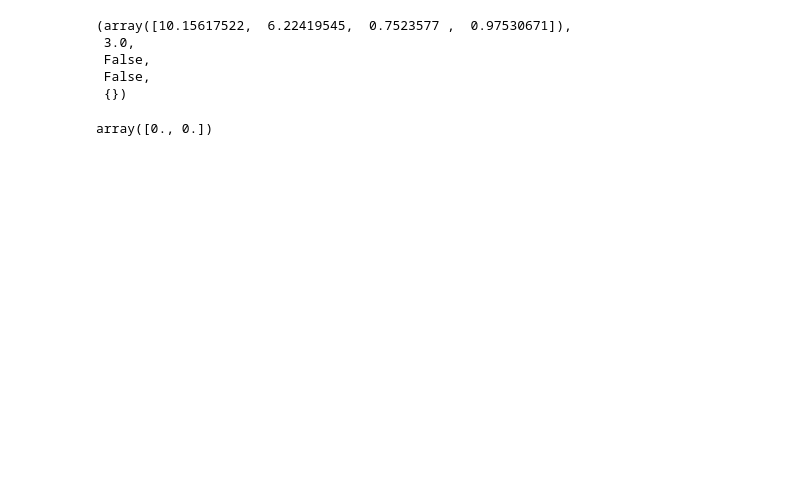
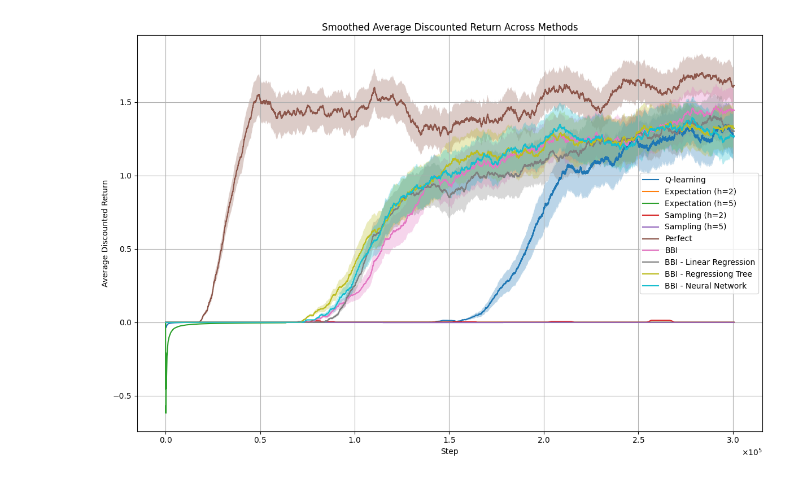
Before and after one commit to cruz-lucas/bbi, a Jupyter notebook: explore.ipynb, the cells around one changed output. Drawn from its saved outputs; the diff is of its cells as text; code cells hidden in the pictures; blank space fills up the shorter version.

Commit message:
feat: generate plots

```diff
--- a/explore.ipynb
+++ b/explore.ipynb
@@ -127,8 +0,0 @@ array([10., 10.,  1.,  1.])
-# %%
-env.step(1)
-# %% [output]
-(array([10.15617522,  6.22419545,  0.7523577 ,  0.97530671]),
- 3.0,
- False,
- False,
- {})
@@ -139,4 +0,0 @@ a = [np.array([0.0, 1.0]), np.array([1.0, 0.0])]
-# %%
-np.min(a, axis=0)
-# %% [output]
-array([0., 0.])
@@ -142,0 +111,40 @@ array([0., 0.])
+# %%
+from matplotlib.ticker import ScalarFormatter
+
+group_labels = [
+    "Q-learning",
+    "Expectation (h=2)",
+    "Expectation (h=5)",
+    "Sampling (h=2)",
+    "Sampling (h=5)",
+    "Perfect",
+    "BBI",
+    "BBI - Linear Regression",
+    "BBI - Regressiong Tree",
+    "BBI - Neural Network",
+]
+
+plt.figure(figsize=(12, 8))
+for idx, grouped in enumerate(group_data.values()):
+    plt.plot(grouped["_step"], grouped["smoothed_avg"], label=f"{group_labels[idx]}")
+    plt.fill_between(
+        grouped["_step"],
+        grouped["smoothed_avg"] - grouped["smoothed_std_error"],
+        grouped["smoothed_avg"] + grouped["smoothed_std_error"],
+        alpha=0.3,
+    )
+
+# Adjust the x-axis
+plt.xlabel("Step")
+plt.gca().xaxis.set_major_formatter(ScalarFormatter(useMathText=True))
+plt.ticklabel_format(axis="x", style="sci", scilimits=(-3, 3))
+
+# Other axis labels, title, and grid
+plt.ylabel("Average Discounted Return")
+plt.title("Smoothed Average Discounted Return Across Methods")
+plt.legend()
+plt.grid(True)
+plt.tight_layout()
+plt.show()
+# %% [output]
+[figure, added]
```
Also changed, not shown: parts of 23 cells of this notebook, 4 other files.
